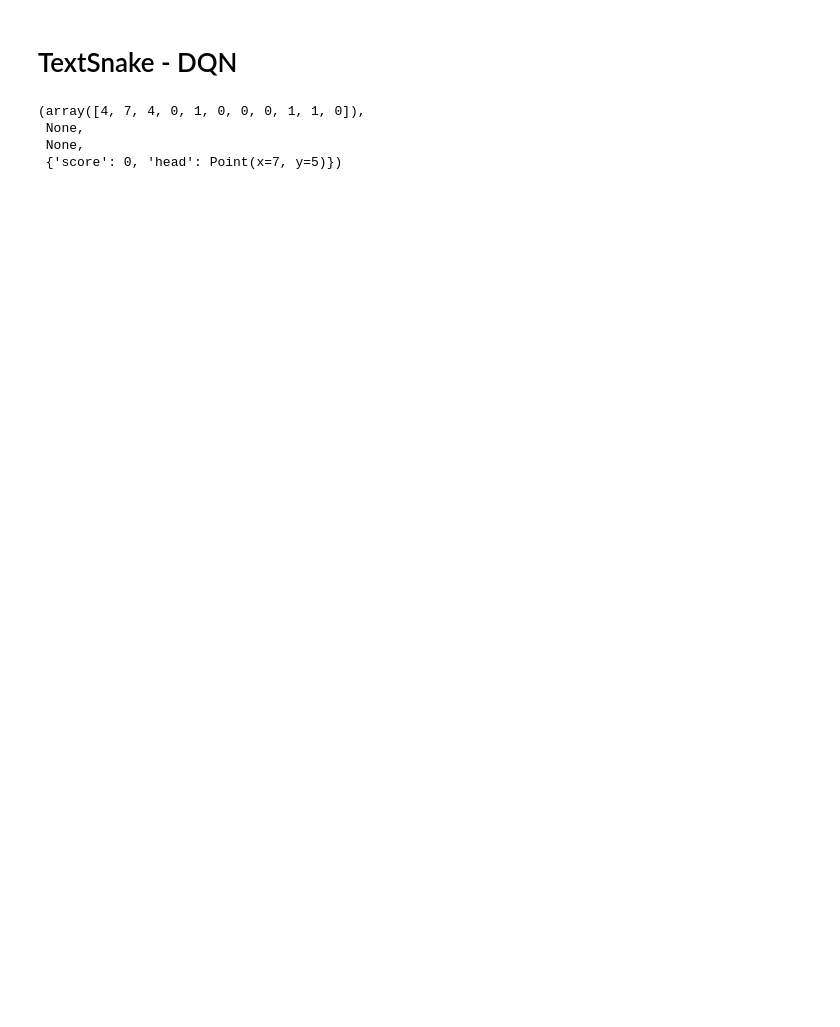
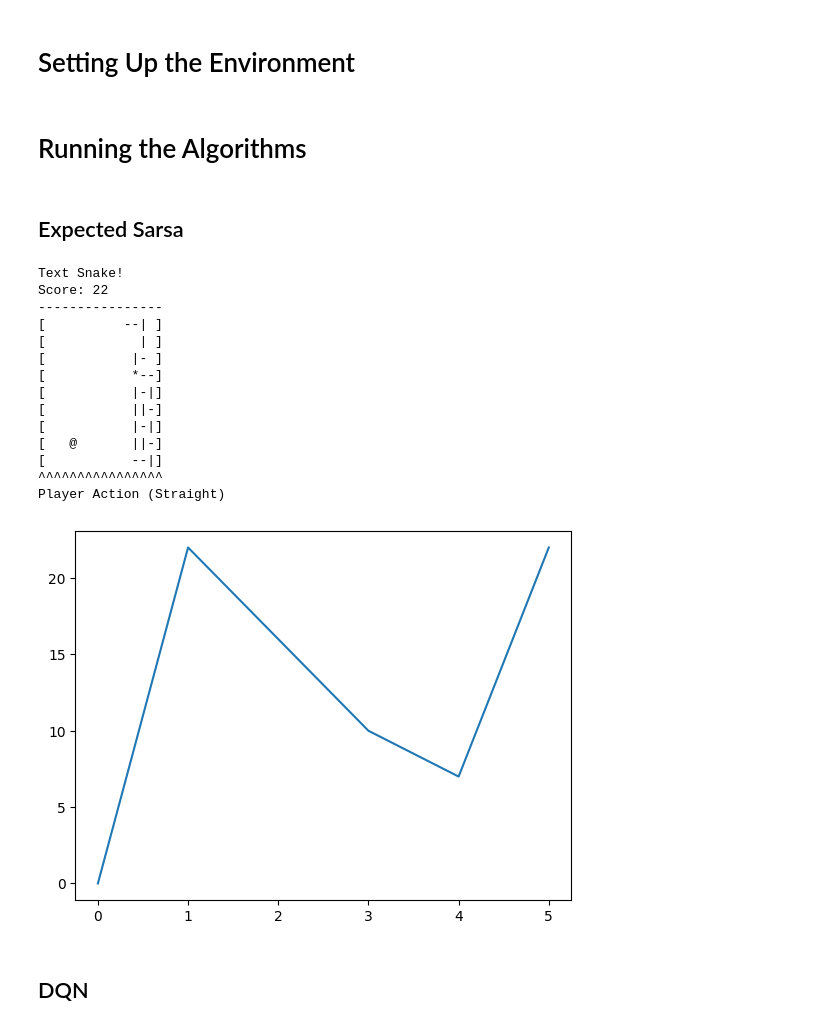
Before and after one commit to axeld5/rl_project, a Jupyter notebook: snake_game.ipynb, the cells around one changed output. Drawn from its saved outputs; the diff is of its cells as text; code cells hidden in the pictures; blank space fills up the shorter version.

Commit message:
making curves able to be gotten

```diff
--- a/snake_game.ipynb
+++ b/snake_game.ipynb
@@ -7,13 +9,54 @@ import time
+# %% [markdown]
+# Setting Up the Environment
+# %%
+from text_snake_simple import TextSnakeEnvSimple
+
+env = TextSnakeEnvSimple(screen_size=(15, 10), colab=True)
+num_runs = 5
+x_list = range(num_runs+1)
+# %% [markdown]
+# Running the Algorithms
+# %% [markdown]
+## Expected Sarsa
+# %%
+from exp_sarsa_functions.exp_sarsa_utils import create_state_dict, run_episode
+from exp_sarsa_functions.exp_sarsa_ag import ExpectedSarsaAgent
+
+state_dict = create_state_dict(n_bools=11)
+agent_info = {"num_actions": 3, "num_states": len(state_dict), "EPS_START": 0.9, "EPS_END": 0.05,
+            "EPS_DECAY": 5000, "step_size": 0.8, "discount": 0.99, "seed": 0}
+esarsa_agent = ExpectedSarsaAgent()
+esarsa_agent.agent_init(agent_info)
+esarsa_score_list = [0]
+num_episodes = 500
+for run in tqdm.tqdm(range(num_runs)):
+    steps_done = 0
+    for episode in tqdm.tqdm(range(num_episodes)):
+        if episode+1 == num_episodes and run+1 == num_runs:
+            steps_done, converged, score = run_episode(env, esarsa_agent, episode, state_dict, steps_done, False, True)
+            esarsa_score_list.append(score)
+        elif (episode+1)%500 == 0:
+            steps_done, converged, score = run_episode(env, esarsa_agent, episode, state_dict, steps_done, False, False)
+            esarsa_score_list.append(score)
+        else:
+            steps_done, converged, _ = run_episode(env, esarsa_agent, episode, state_dict, steps_done, True, False)
+plt.plot(x_list, esarsa_score_list)
+plt.show()
+# %% [output]
+Text Snake!
+Score: 22
+----------------
+[          --| ]
+[            | ]
+[           |- ]
+[           *--]
+[           |-|]
+[           ||-]
+[           |-|]
+[   @       ||-]
+[           --|]
+^^^^^^^^^^^^^^^^
+Player Action (Straight)
+[figure, added]
 # %% [markdown]
-# TextSnake - DQN
+## DQN
-# %%
-# Initialize environment
-env = TextSnakeEnvSimple(screen_size = (15, 10))
-
-# Reset the environment, and returns (obs, None, None, info)
-env.reset()
-# %% [output]
-(array([4, 7, 4, 0, 1, 0, 0, 0, 1, 1, 0]),
- None,
- None,
- {'score': 0, 'head': Point(x=7, y=5)})
```
Also changed, not shown: parts of 11 cells of this notebook, 8 other files.
